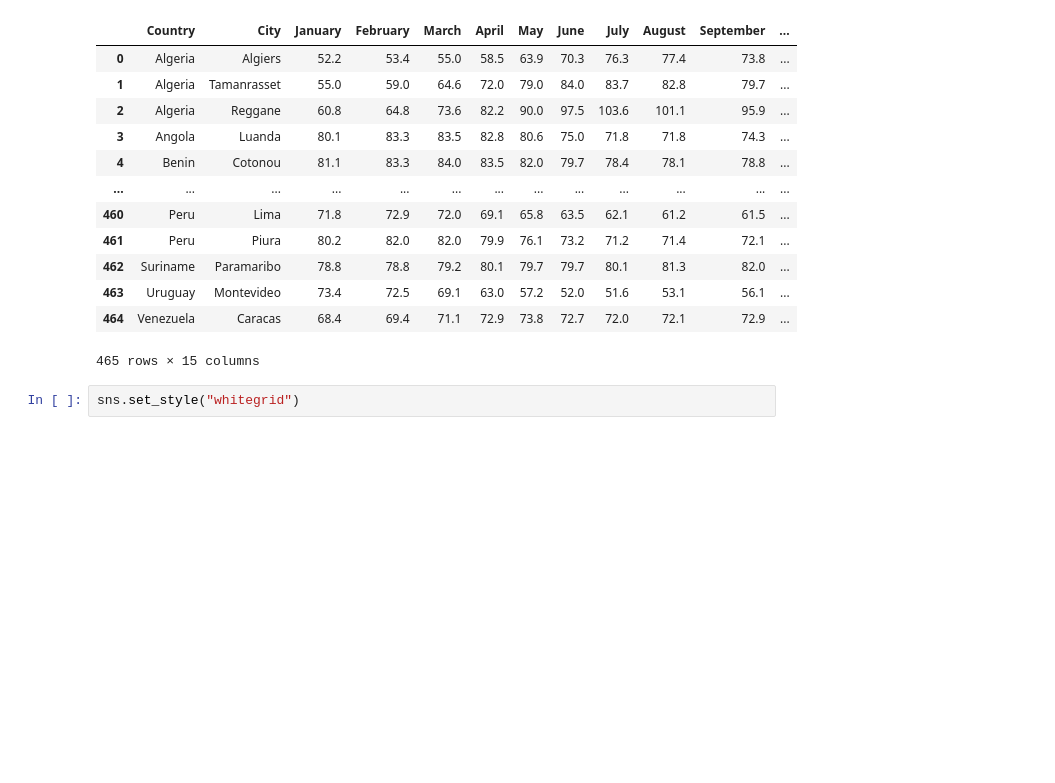
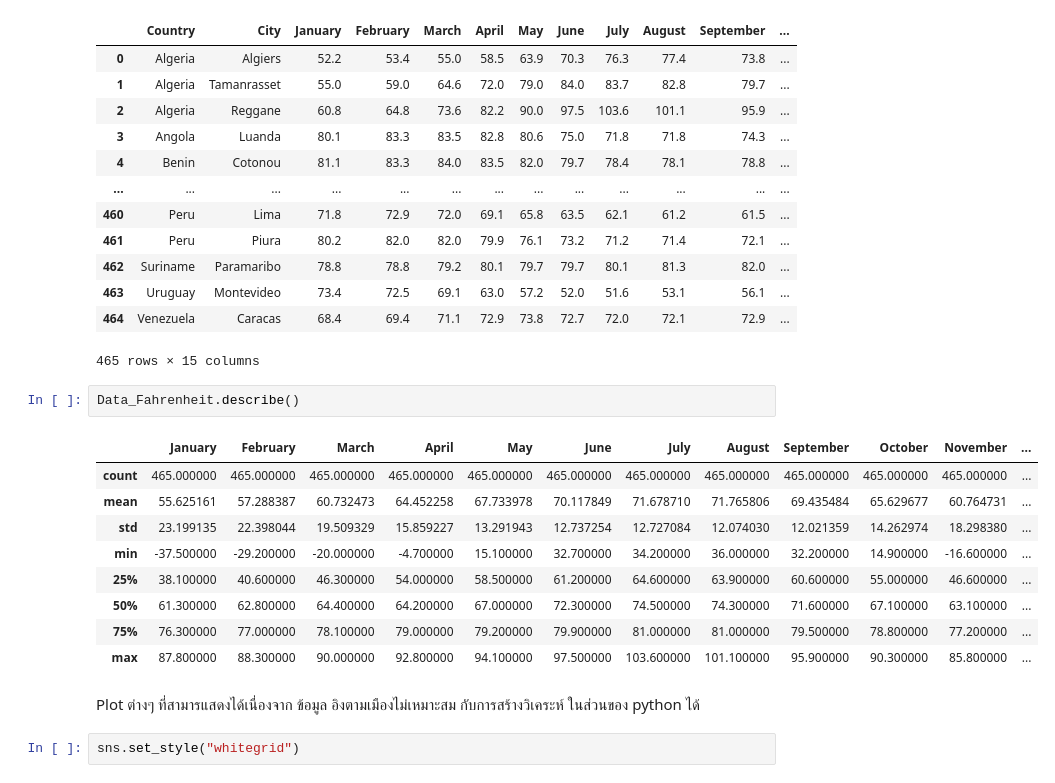
Before and after one commit to park21306/DataProject, a Jupyter notebook: Projectme.ipynb, the cells around one changed output. Saved outputs shown, nothing was run; the diff lists cells and outputs as text; blank space fills up the shorter version.

```diff
--- a/Projectme.ipynb
+++ b/Projectme.ipynb
@@ -408,6 +420,20 @@ Data_Fahrenheit
 | 463 | Uruguay | Montevideo | 73.4 | 72.5 | 69.1 | 63.0 | 57.2 | 52.0 | 51.6 | 53.1 | 56.1 | ... |
 | 464 | Venezuela | Caracas | 68.4 | 69.4 | 71.1 | 72.9 | 73.8 | 72.7 | 72.0 | 72.1 | 72.9 | ... |
 465 rows × 15 columns
+# %%
+Data_Fahrenheit.describe()
+# %% [output]
+|  | January | February | March | April | May | June | July | August | September | October | November | ... |
+| count | 465.000000 | 465.000000 | 465.000000 | 465.000000 | 465.000000 | 465.000000 | 465.000000 | 465.000000 | 465.000000 | 465.000000 | 465.000000 | ... |
+| mean | 55.625161 | 57.288387 | 60.732473 | 64.452258 | 67.733978 | 70.117849 | 71.678710 | 71.765806 | 69.435484 | 65.629677 | 60.764731 | ... |
+| std | 23.199135 | 22.398044 | 19.509329 | 15.859227 | 13.291943 | 12.737254 | 12.727084 | 12.074030 | 12.021359 | 14.262974 | 18.298380 | ... |
+| min | -37.500000 | -29.200000 | -20.000000 | -4.700000 | 15.100000 | 32.700000 | 34.200000 | 36.000000 | 32.200000 | 14.900000 | -16.600000 | ... |
+| 25% | 38.100000 | 40.600000 | 46.300000 | 54.000000 | 58.500000 | 61.200000 | 64.600000 | 63.900000 | 60.600000 | 55.000000 | 46.600000 | ... |
+| 50% | 61.300000 | 62.800000 | 64.400000 | 64.200000 | 67.000000 | 72.300000 | 74.500000 | 74.300000 | 71.600000 | 67.100000 | 63.100000 | ... |
+| 75% | 76.300000 | 77.000000 | 78.100000 | 79.000000 | 79.200000 | 79.900000 | 81.000000 | 81.000000 | 79.500000 | 78.800000 | 77.200000 | ... |
+| max | 87.800000 | 88.300000 | 90.000000 | 92.800000 | 94.100000 | 97.500000 | 103.600000 | 101.100000 | 95.900000 | 90.300000 | 85.800000 | ... |
+# %% [markdown]
+Plot ต่างๆ ที่สามารแสดงได้เนื่องจาก ข้อมูล อิงตามเมืองไม่เหมาะสม กับการสร้างวิเคระห์ ในส่วนของ python ได้
 # %%
 sns.set_style("whitegrid")
 # %%
```
Also changed, not shown: parts of 1 cell of this notebook.
